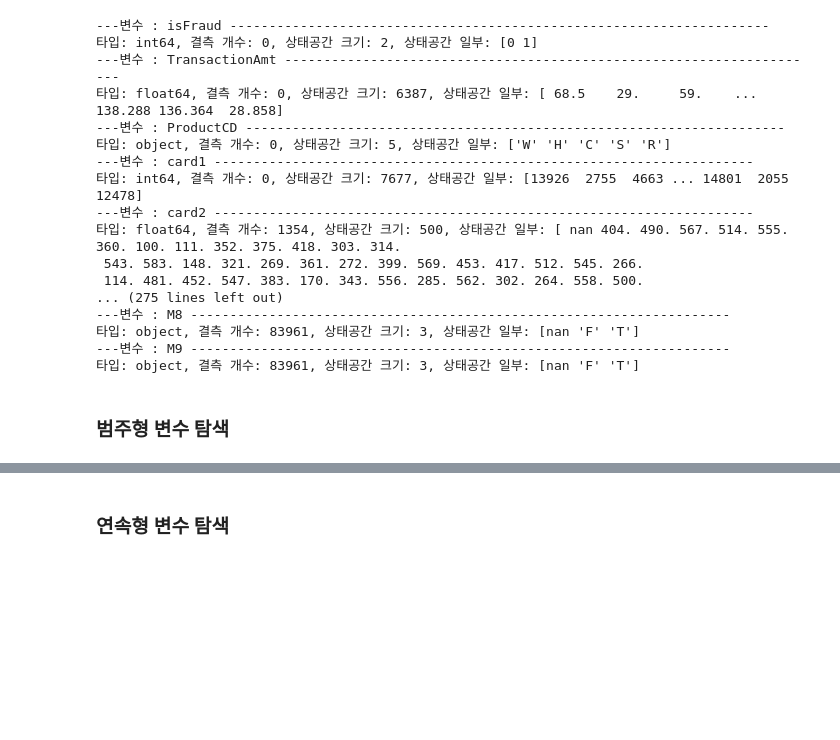
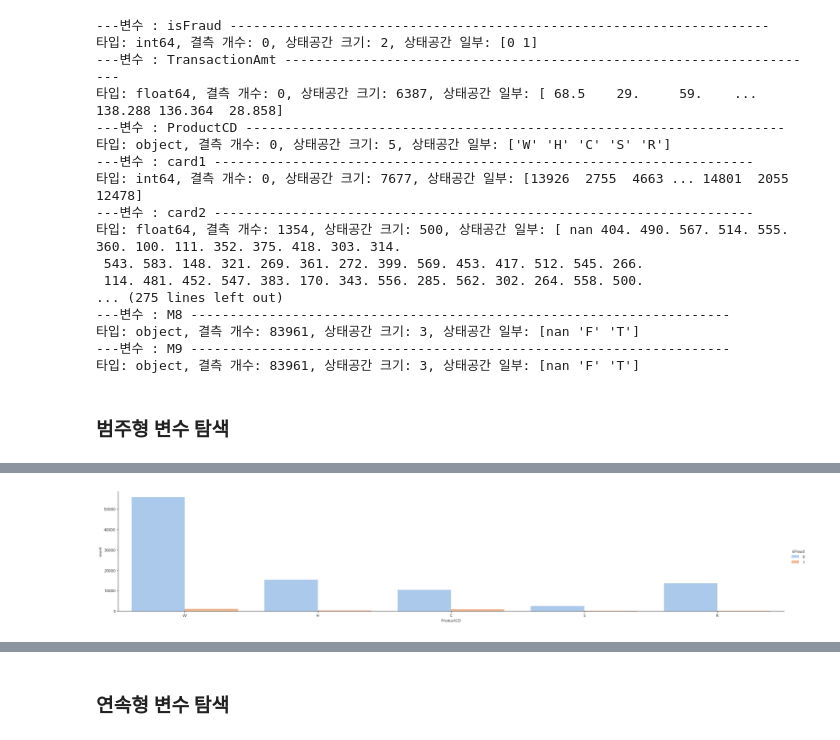
Before and after one commit to seonydg/ml-classification-IEEE-CIS-Fraud-Detection, a Jupyter notebook: IEEE-CIS Fraud Detection.ipynb, the cells around one changed output, grey strips where cells are left out. Cells and saved outputs as stored; diff of their text form; code cells hidden in the pictures; blank space fills up the shorter version.

```diff
--- a/IEEE-CIS Fraud Detection.ipynb
+++ b/IEEE-CIS Fraud Detection.ipynb
@@ -113,0 +126,5 @@ for col in df.columns:
+# %%
+sns.catplot(data=df, x='ProductCD', hue='isFraud', kind='count', palette='pastel', aspect=5)
+plt.show()
+# %% [output]
+[figure, added]
```
Also changed, not shown: parts of 19 cells of this notebook.
